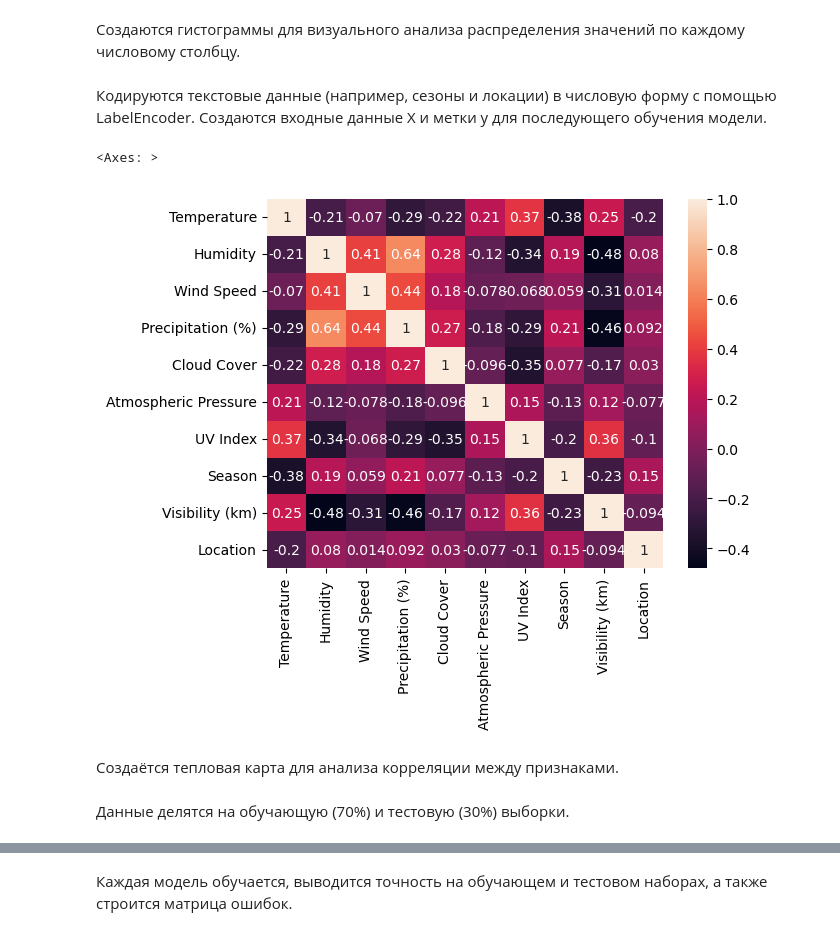
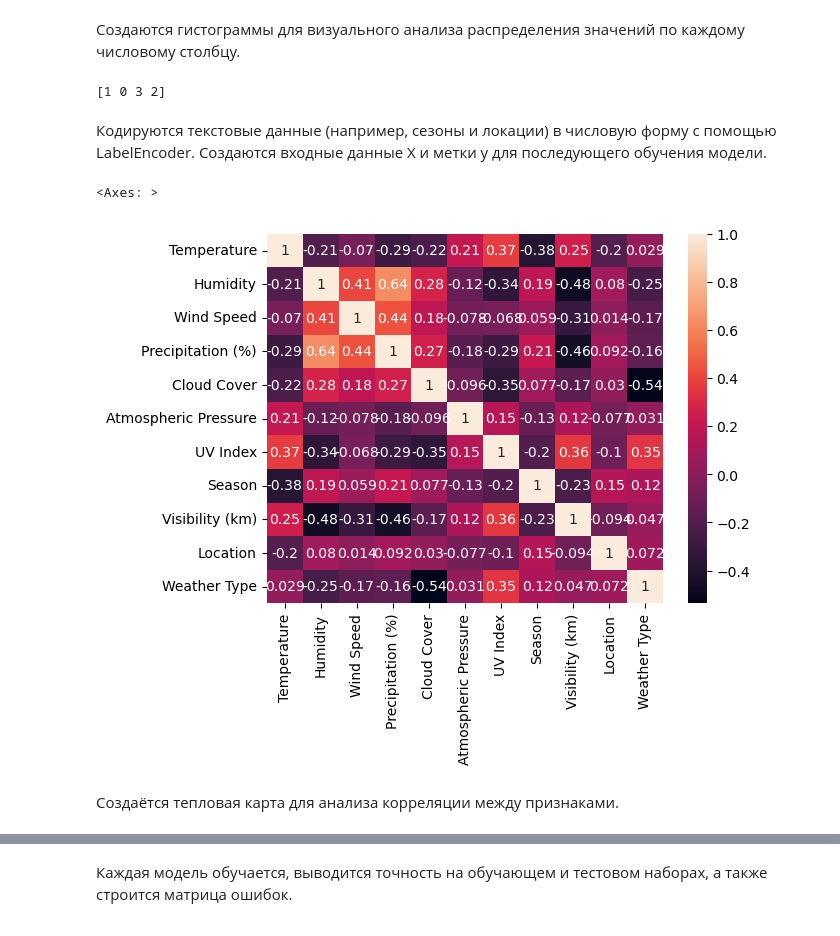
Before and after one commit to GXUser7/machob, a Jupyter notebook: Баймуратов_модели.ipynb, the cells around one changed output, grey strips where cells are left out. Drawn from its saved outputs; the diff is of its cells as text; code cells hidden in the pictures.

```diff
--- a/Баймуратов_модели.ipynb
+++ b/Баймуратов_модели.ipynb
@@ -141,3 +142,5 @@ partly cloudy    4560
 clear            2139
 cloudy            411
 Name: count, dtype: int64
+# %%
+df = df.drop_duplicates()
@@ -162,22 +178,24 @@ array([[<Axes: title={'center': 'Temperature'}>,
 df['Season']=le.fit_transform(df[['Season']])
 df['Location']=le.fit_transform(df[['Location']])
 df['Cloud Cover']=le.fit_transform(df[['Cloud Cover']])
+df['Weather Type']=le.fit_transform(df[['Weather Type']])
 X = df[['Temperature', 'Humidity', 'Wind Speed', 'Precipitation (%)',
        'Cloud Cover', 'Atmospheric Pressure', 'UV Index', 'Season',
        'Visibility (km)', 'Location']]
 y = df['Weather Type']
+df['Weather Type']=le.fit_transform(df[['Weather Type']])
+# %% [output]
+[1 0 3 2]
 # %% [markdown]
 Кодируются текстовые данные (например, сезоны и локации) в числовую форму с помощью LabelEncoder.
 Создаются входные данные X и метки y для последующего обучения модели.
 # %%
-sns.heatmap(X.corr(),annot=True)
+sns.heatmap(df.corr(),annot=True)
 # %% [output]
 <Axes: >
-[figure, old version]
+[figure, new version]
 # %% [markdown]
 Создаётся тепловая карта для анализа корреляции между признаками.
 # %%
 X_train, X_test, y_train, y_test = train_test_split(X,y,test_size=0.3)
-# %% [markdown]
-Данные делятся на обучающую (70%) и тестовую (30%) выборки.
 # %%
```
Also changed, not shown: parts of 12 cells of this notebook.
